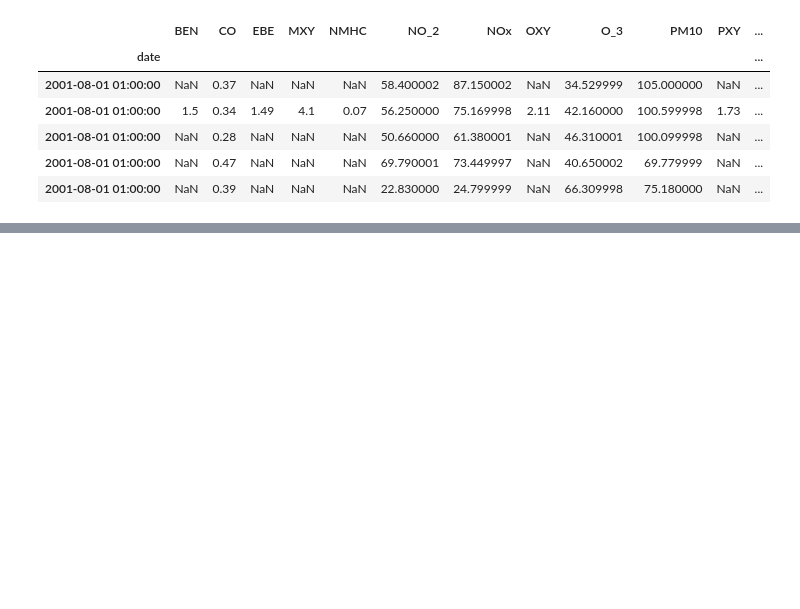
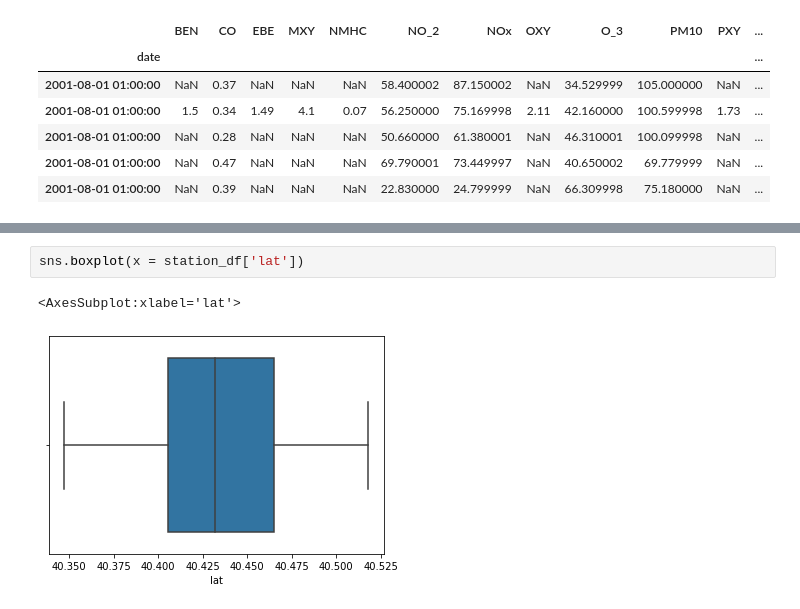
Before and after one commit to lisachukwu/PP22-W607, a Jupyter notebook: W706.ipynb, the cells around one changed output, grey strips where cells are left out. Cells and saved outputs as stored; diff of their text form; blank space fills up the shorter version.

```diff
--- a/W706.ipynb
+++ b/W706.ipynb
@@ -44,0 +86,5 @@ df.head()
+# %%
+sns.boxplot(x = station_df['lat'])
+# %% [output]
+<AxesSubplot:xlabel='lat'>
+[figure, added]
```
Also changed, not shown: parts of 12 cells of this notebook.
